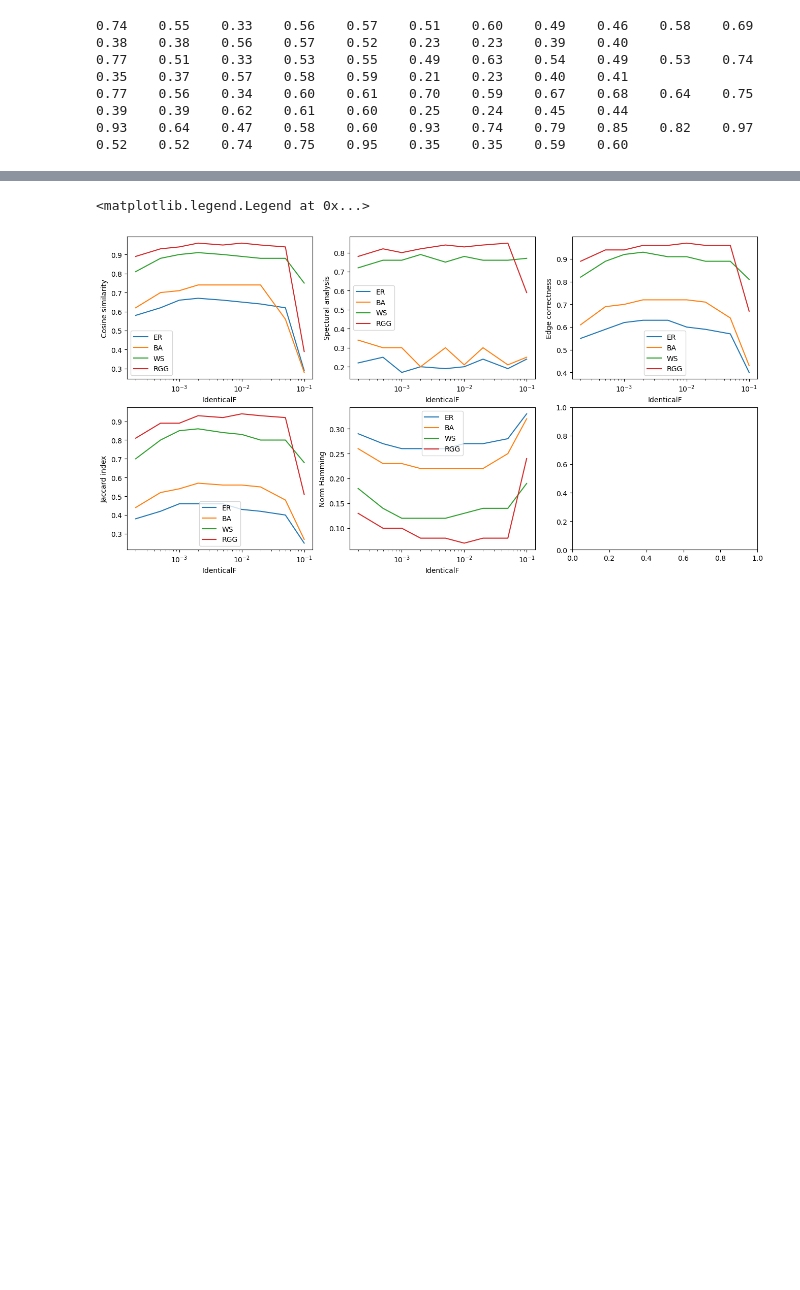
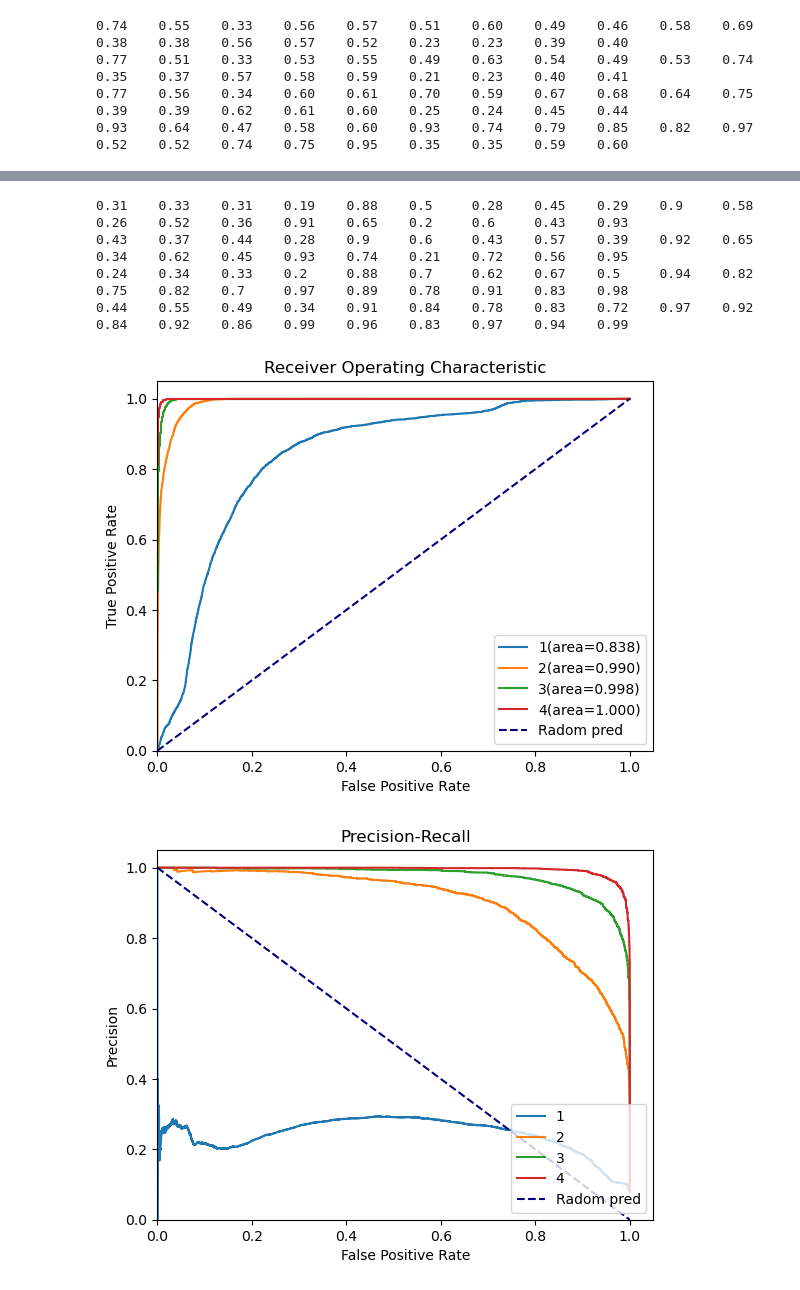
Before and after one commit to bizhili/Topology_Learning_Epis, a Jupyter notebook: readExperiment.ipynb, the cells around one changed output, grey strips where cells are left out. Saved outputs shown, nothing was run; the diff lists cells and outputs as text; code cells hidden in the pictures; blank space fills up the shorter version.

```diff
--- a/readExperiment.ipynb
+++ b/readExperiment.ipynb
@@ -294,7 +294,7 @@ for randomGraph in randomGraphs:
             PreAs= torch.tensor(continious_to_sparcity(PreAnp, links))+IMatrix
             cosines+= evaluate.cosine_similarity(Aw, PreA)
             spectrals+= evaluate.spectral_analysis(Aw, PreA)
-            edges+= evaluate.edge_correctness(Aws, PreAs)
+            edges+= evaluate.precision(Aws, PreAs)
             jaccards+= evaluate.jaccard_index(Aws, PreAs)
         cosines/= len(seeds)-minus
         spectrals/= len(seeds)-minus
@@ -690,37 +382,18 @@ hammingNp= np.array(hammingNp).astype(float)
-# %%
-fig, axs = plt.subplots(2, 3, figsize=(16, 8))
-
-axs[0, 0].plot(identicalfs ,cosinesNp.T)
-axs[0, 0].set_ylabel('Cosine similarity')
-axs[0, 0].set_xlabel("IdenticalF")
-axs[0, 0].set_xscale('log')
-axs[0, 0].legend(["ER", "BA", "WS", "RGG"])
-
-
-axs[0, 1].plot(identicalfs ,spectralsNp.T)
-axs[0, 1].set_ylabel('Spectural analysis')
-axs[0, 1].set_xlabel("IdenticalF")
-axs[0, 1].set_xscale('log')
-axs[0, 1].legend(["ER", "BA", "WS", "RGG"])
-
-axs[0, 2].plot(identicalfs ,edgesNp.T)
-axs[0, 2].set_ylabel('Edge correctness')
-axs[0, 2].set_xlabel("IdenticalF")
-axs[0, 2].set_xscale('log')
-axs[0, 2].legend(["ER", "BA", "WS", "RGG"])
-
-axs[1, 0].plot(identicalfs ,jaccardsNp.T)
-axs[1, 0].set_ylabel('Jaccard index')
-axs[1, 0].set_xlabel("IdenticalF")
-axs[1, 0].set_xscale('log')
-axs[1, 0].legend(["ER", "BA", "WS", "RGG"])
-
-
-axs[1, 1].plot(identicalfs ,hammingNp.T)
-axs[1, 1].set_ylabel('Norm Hamming')
-axs[1, 1].set_xlabel("IdenticalF")
-axs[1, 1].set_xscale('log')
-axs[1, 1].legend(["ER", "BA", "WS", "RGG"])
-# %% [output]
-<matplotlib.legend.Legend at 0x...>
-[figure, removed]
+# %%
+#[strain, intense, dense, node, identicalf, epoches]
+evaluateMeth= [evaluate.cosine_similarity, evaluate.spectral_analysis, evaluate.recall, evaluate.jaccard_index, evaluate.accuracy]
+attriIndex= 0
+attributionL= strains
+auc_rocs_aws, auc_rocs_preA, _= general_evaluate(evaluateMeth= evaluateMeth, attriIndex= 0, attributionL=strains ,seed= 100001, CompareWithRandom= False)
+
+startIn= 3*len(attributionL)
+endIn= len(attributionL)+startIn
+evaluate.draw_auc_roc(auc_rocs_aws[startIn: endIn], auc_rocs_preA[startIn: endIn], attributionL)
+evaluate.draw_prc(auc_rocs_aws[startIn: endIn], auc_rocs_preA[startIn: endIn], attributionL)
+# %% [output]
+0.31    0.33    0.31    0.19    0.88    0.5     0.28    0.45    0.29    0.9     0.58    0.26    0.52    0.36    0.91    0.65    0.2     0.6     0.43    0.93
+0.43    0.37    0.44    0.28    0.9     0.6     0.43    0.57    0.39    0.92    0.65    0.34    0.62    0.45    0.93    0.74    0.21    0.72    0.56    0.95
+0.24    0.34    0.33    0.2     0.88    0.7     0.62    0.67    0.5     0.94    0.82    0.75    0.82    0.7     0.97    0.89    0.78    0.91    0.83    0.98
+0.44    0.55    0.49    0.34    0.91    0.84    0.78    0.83    0.72    0.97    0.92    0.84    0.92    0.86    0.99    0.96    0.83    0.97    0.94    0.99
+[figure, added]
+[figure, added]
```
Also changed, not shown: parts of 27 cells of this notebook, 13 other files.
